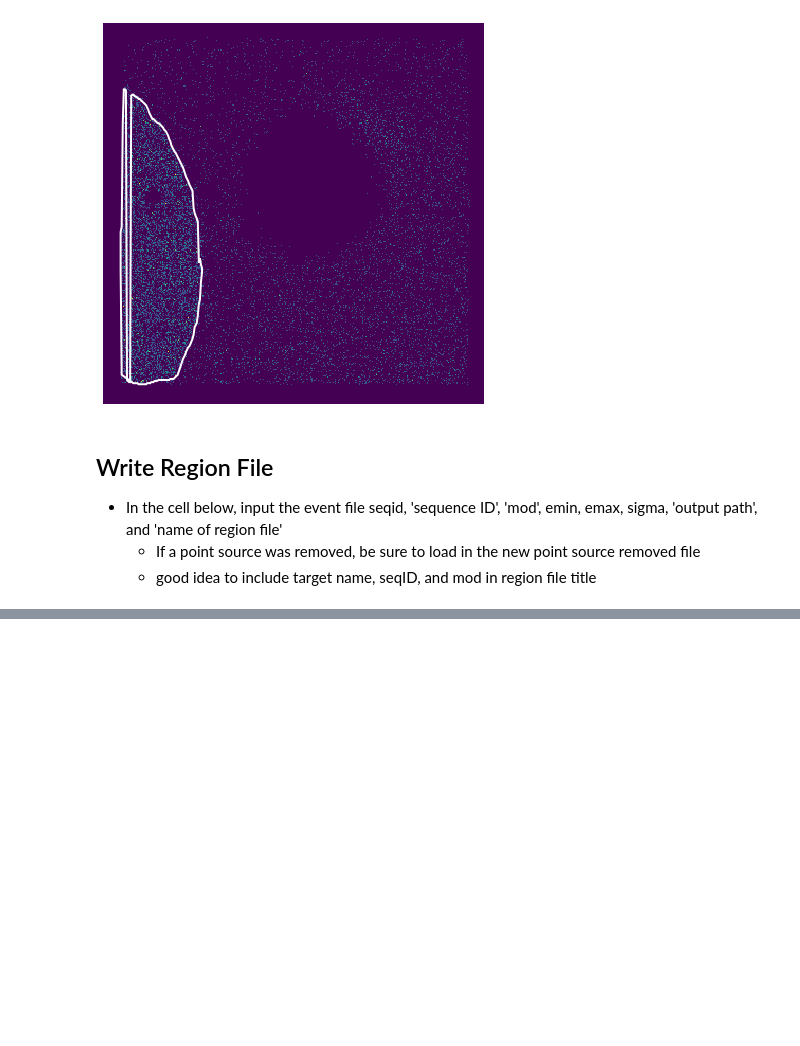
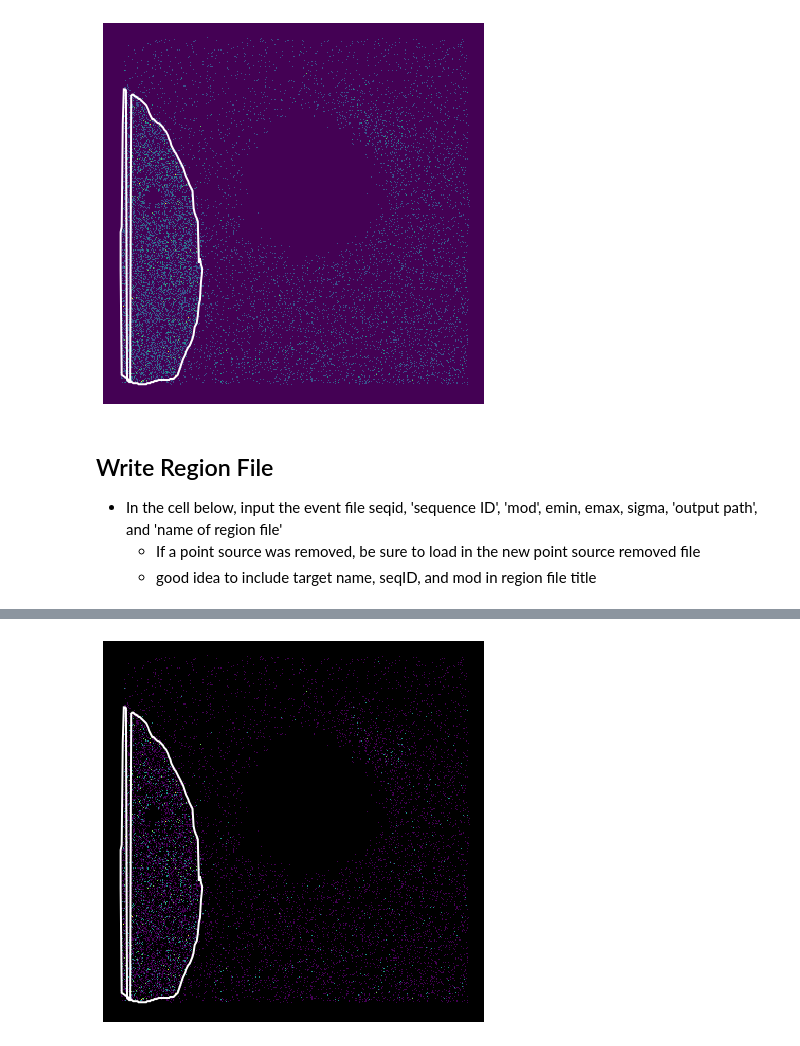
Before and after one commit to ellen-thompson/region-generation, a Jupyter notebook: RegFileWrapperExample.ipynb, the cells around one changed output, grey strips where cells are left out. Drawn from its saved outputs; the diff is of its cells as text; code cells hidden in the pictures; blank space fills up the shorter version.

Commit message:
added save image example

```diff
--- a/RegFileWrapperExample.ipynb
+++ b/RegFileWrapperExample.ipynb
@@ -70,0 +75,4 @@ regfile.write_regfile('80002012004cut','A',36,209,5.4,'/Users/ellenthompson/Desk
+# %%
+regfile.save_image('80002012004filt','A',36,209,5.4,'log','/Users/ellenthompson/Desktop','GS_1826-24_80002012004A.png')
+# %% [output]
+[figure, added]
```
Also changed, not shown: parts of 2 cells of this notebook.
